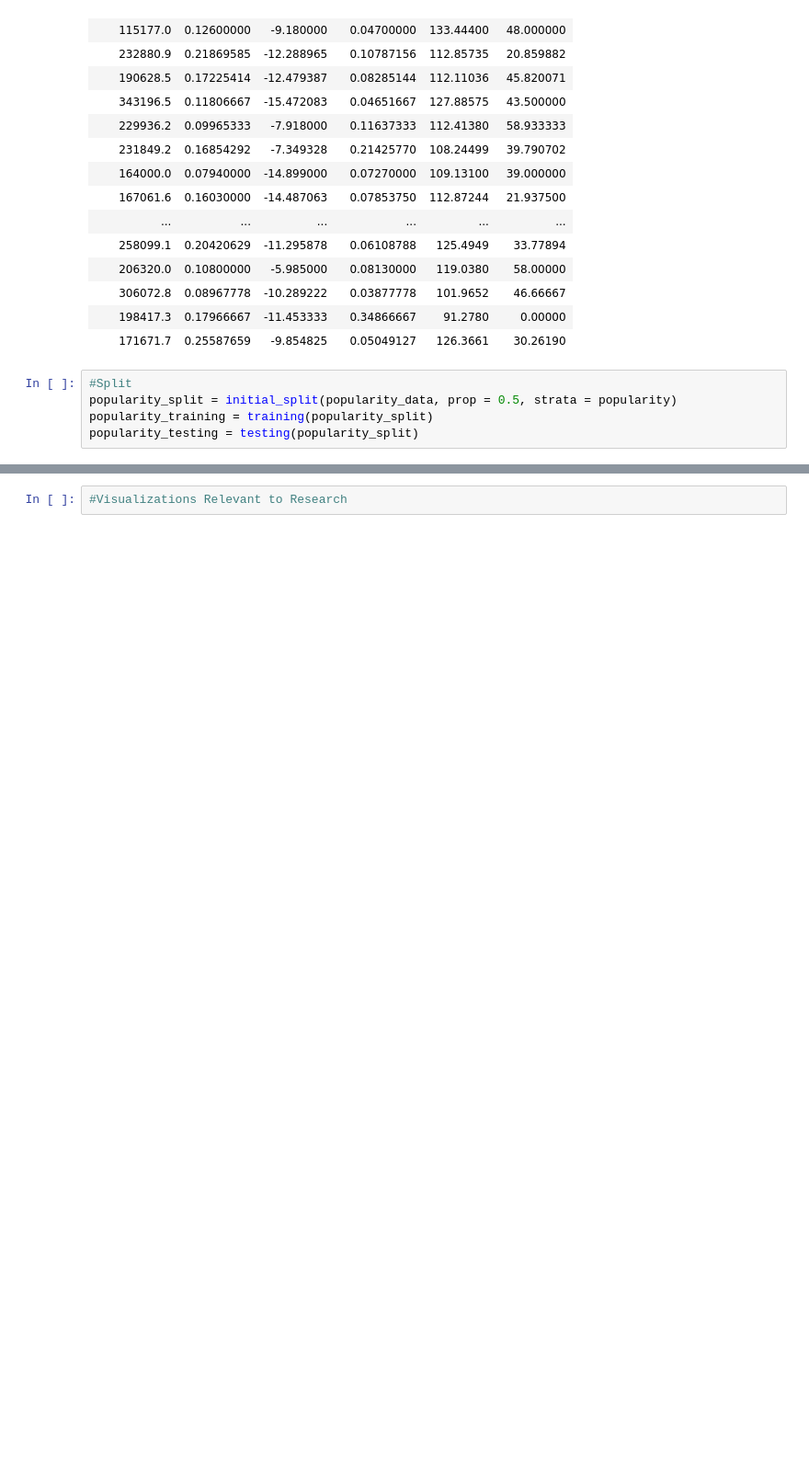
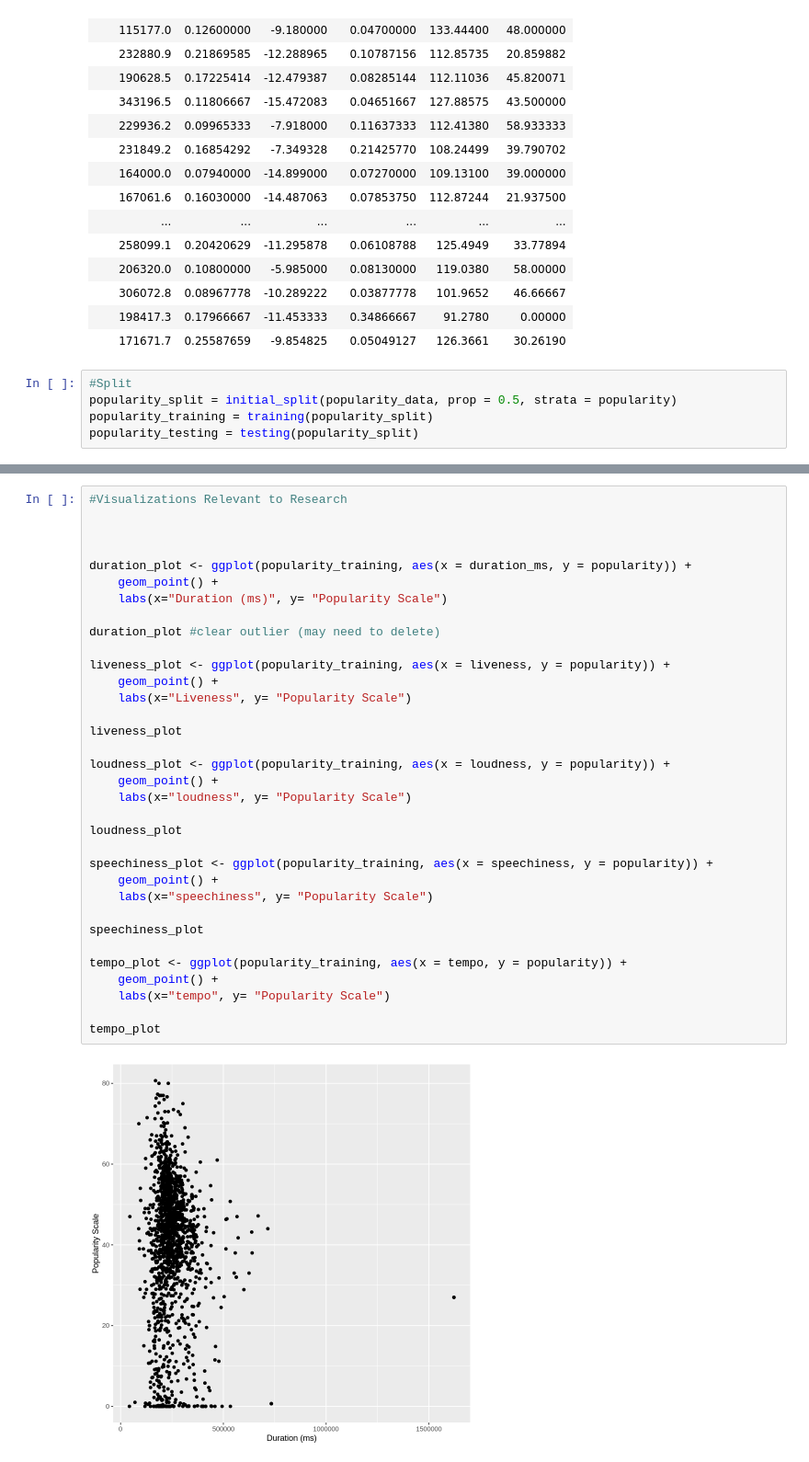
Before and after one commit to paulh777/dsci100prj, a Jupyter notebook: proposal/Untitled.ipynb, the cells around one changed output, grey strips where cells are left out. Shown at 92% size. Saved outputs shown, nothing was run; the diff lists cells and outputs as text; blank space fills up the shorter version.

```diff
--- a/proposal/Untitled.ipynb
+++ b/proposal/Untitled.ipynb
@@ -99,2 +128,36 @@ A tibble: 6 × 2
-# %%
-#Visualizations Relevant to Research
+# %%
+#Visualizations Relevant to Research
+
+
+
+duration_plot <- ggplot(popularity_training, aes(x = duration_ms, y = popularity)) +
+    geom_point() +
+    labs(x="Duration (ms)", y= "Popularity Scale")
+
+duration_plot #clear outlier (may need to delete)
+
+liveness_plot <- ggplot(popularity_training, aes(x = liveness, y = popularity)) +
+    geom_point() +
+    labs(x="Liveness", y= "Popularity Scale")
+
+liveness_plot
+
+loudness_plot <- ggplot(popularity_training, aes(x = loudness, y = popularity)) +
+    geom_point() +
+    labs(x="loudness", y= "Popularity Scale")
+
+loudness_plot
+
+speechiness_plot <- ggplot(popularity_training, aes(x = speechiness, y = popularity)) +
+    geom_point() +
+    labs(x="speechiness", y= "Popularity Scale")
+
+speechiness_plot
+
+tempo_plot <- ggplot(popularity_training, aes(x = tempo, y = popularity)) +
+    geom_point() +
+    labs(x="tempo", y= "Popularity Scale")
+
+tempo_plot
+# %% [output]
+[figure, added]
```
Also changed, not shown: parts of 3 cells of this notebook.
